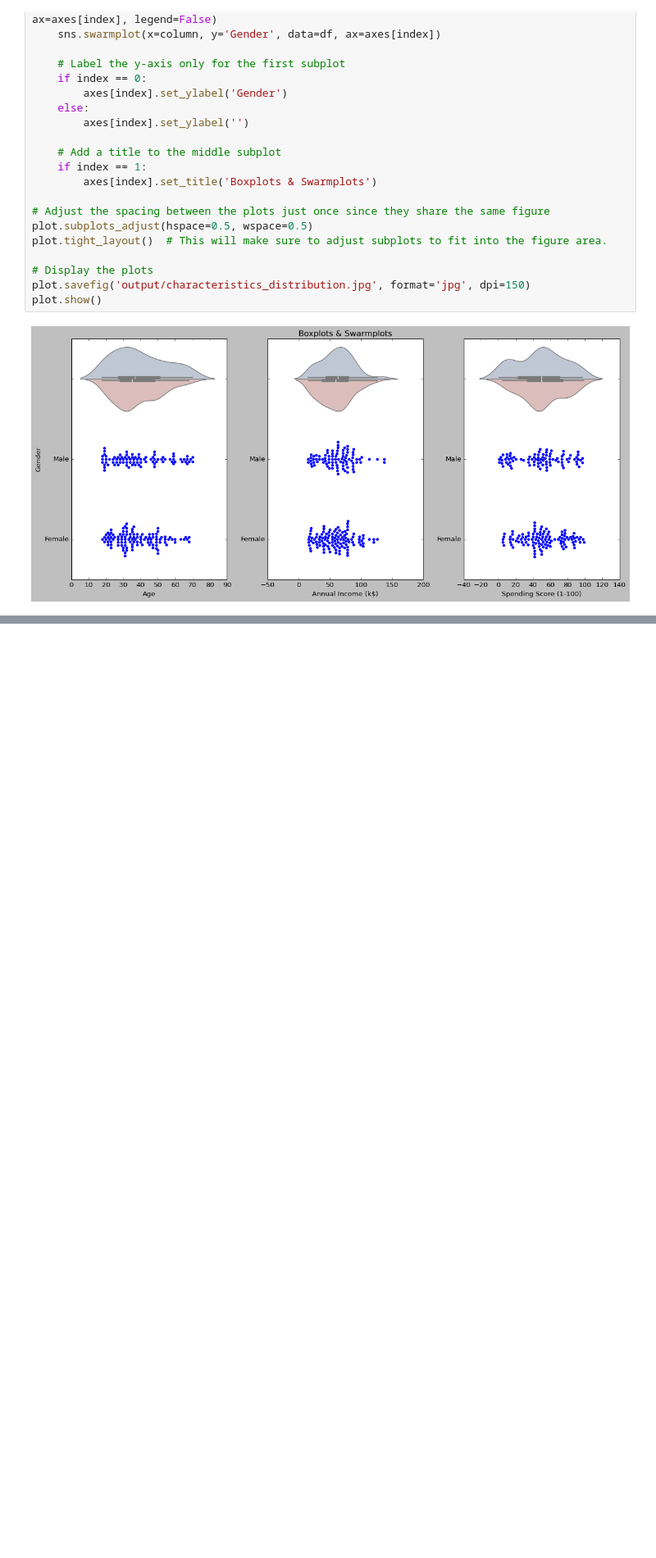
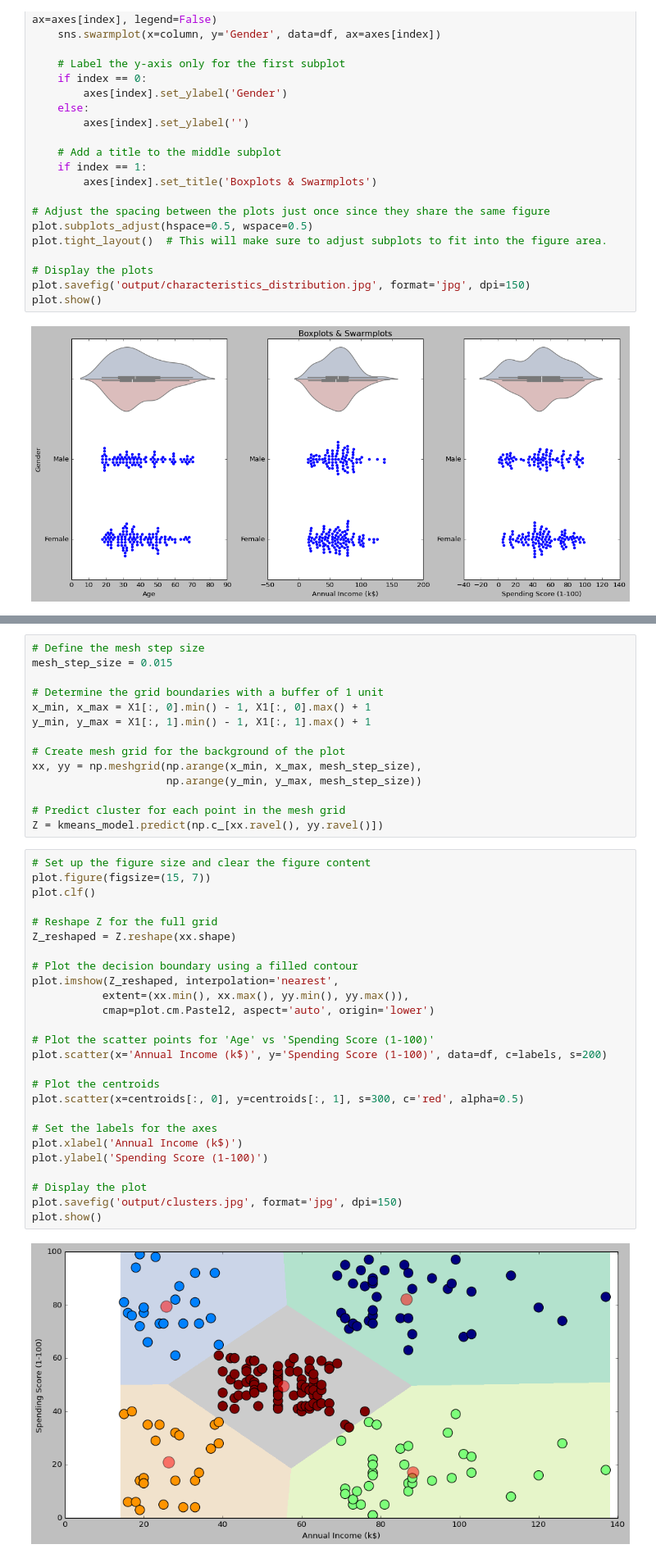
Before and after one commit to Mahtamoghadari/mall-customer-segmentation, a Jupyter notebook: MallCustomerSegmentation.ipynb, the cells around one changed output, grey strips where cells are left out. Shown at 82% size. Drawn from its saved outputs; the diff is of its cells as text; blank space fills up the shorter version.

```diff
--- a/MallCustomerSegmentation.ipynb
+++ b/MallCustomerSegmentation.ipynb
@@ -153,0 +207,42 @@ plot.show()
+# %%
+# Define the mesh step size
+mesh_step_size = 0.015
+
+# Determine the grid boundaries with a buffer of 1 unit
+x_min, x_max = X1[:, 0].min() - 1, X1[:, 0].max() + 1
+y_min, y_max = X1[:, 1].min() - 1, X1[:, 1].max() + 1
+
+# Create mesh grid for the background of the plot
+xx, yy = np.meshgrid(np.arange(x_min, x_max, mesh_step_size),
+                     np.arange(y_min, y_max, mesh_step_size))
+
+# Predict cluster for each point in the mesh grid
+Z = kmeans_model.predict(np.c_[xx.ravel(), yy.ravel()])
+# %%
+# Set up the figure size and clear the figure content
+plot.figure(figsize=(15, 7))
+plot.clf()
+
+# Reshape Z for the full grid
+Z_reshaped = Z.reshape(xx.shape)
+
+# Plot the decision boundary using a filled contour
+plot.imshow(Z_reshaped, interpolation='nearest',
+           extent=(xx.min(), xx.max(), yy.min(), yy.max()),
+           cmap=plot.cm.Pastel2, aspect='auto', origin='lower')
+
+# Plot the scatter points for 'Age' vs 'Spending Score (1-100)'
+plot.scatter(x='Annual Income (k$)', y='Spending Score (1-100)', data=df, c=labels, s=200)
+
+# Plot the centroids
+plot.scatter(x=centroids[:, 0], y=centroids[:, 1], s=300, c='red', alpha=0.5)
+
+# Set the labels for the axes
+plot.xlabel('Annual Income (k$)')
+plot.ylabel('Spending Score (1-100)')
+
+# Display the plot
+plot.savefig('output/clusters.jpg', format='jpg', dpi=150)
+plot.show()
+# %% [output]
+[figure, added]
```
Also changed, not shown: parts of 8 cells of this notebook.
